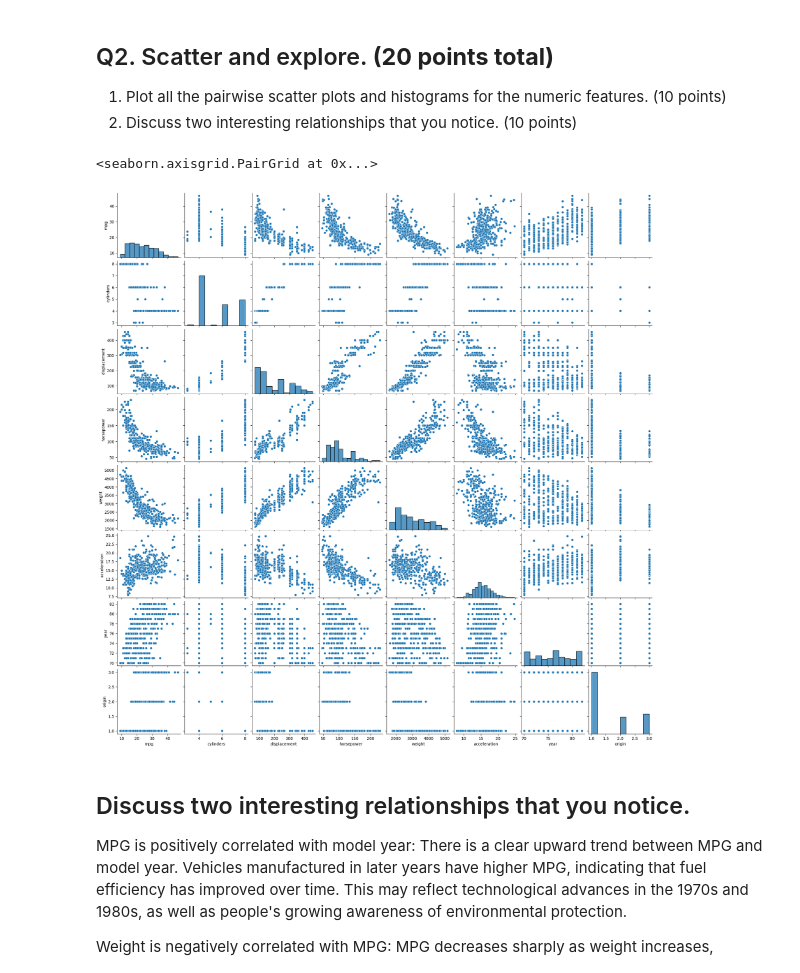
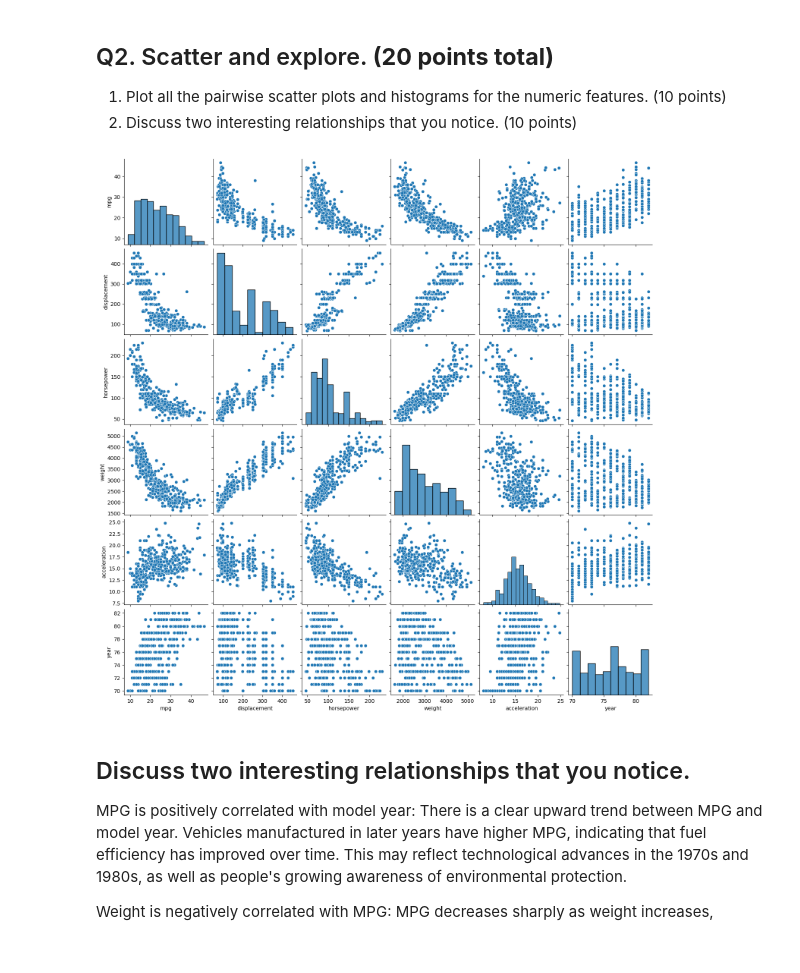
Before and after one commit to Nanase1994/BA810, a Jupyter notebook: HW1.ipynb, the cells around one changed output. Drawn from its saved outputs; the diff is of its cells as text; code cells hidden in the pictures.

```diff
--- a/HW1.ipynb
+++ b/HW1.ipynb
@@ -26,14 +26,9 @@ FYI the column definitions (from https://cran.r-project.org/web/packages/ISLR/IS
 * name: Vehicle name
 # %%
 import pandas as pd
-from google.colab import drive
-drive.mount('/content/drive')
-auto = pd.read_csv("/content/drive/MyDrive/Auto.csv")
+auto_url = 'https://drive.google.com/uc?export=download&id=1IPJbXeI0I4R4aVx_lM4ozdCpfr-Ww1MA'
+auto = pd.read_csv(auto_url)
 
-
-
-missing_values = auto.isnull().sum()
-summary_stats = auto.describe(include='all')
 
 print(auto.info(), "\n")
 
@@ -81,14 +76,14 @@ In contrast, cylinders and origin should be treated as categorical variables. Th
 1. Plot all the pairwise scatter plots and histograms for the numeric features. (10 points)
 1. Discuss two interesting relationships that you notice. (10 points)
 # %%
-import pandas as pd
 import seaborn as sns
 import matplotlib.pyplot as plt
 
-sns.pairplot(auto)
+numeric_features = ['mpg', 'displacement', 'horsepower', 'weight', 'acceleration', 'year']
+sns.pairplot(auto, vars = numeric_features)
+plt.show()
 # %% [output]
-<seaborn.axisgrid.PairGrid at 0x...>
-[figure, old version]
+[figure, new version]
 # %% [markdown]
 ## Discuss two interesting relationships that you notice.
 
```
Also changed, not shown: parts of 12 cells of this notebook.
